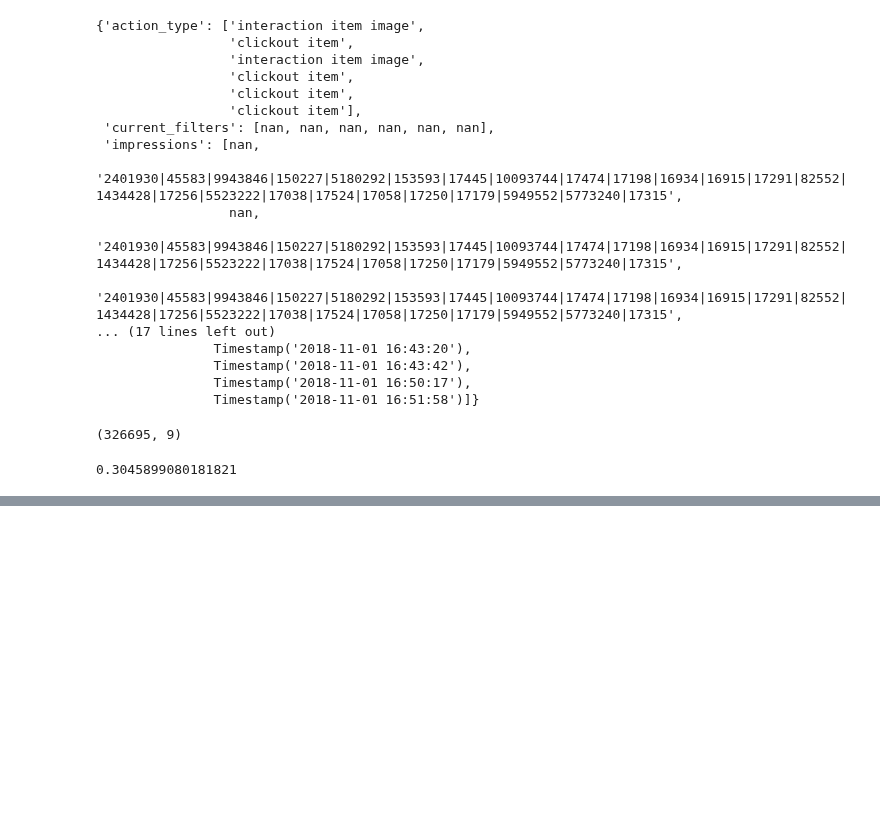
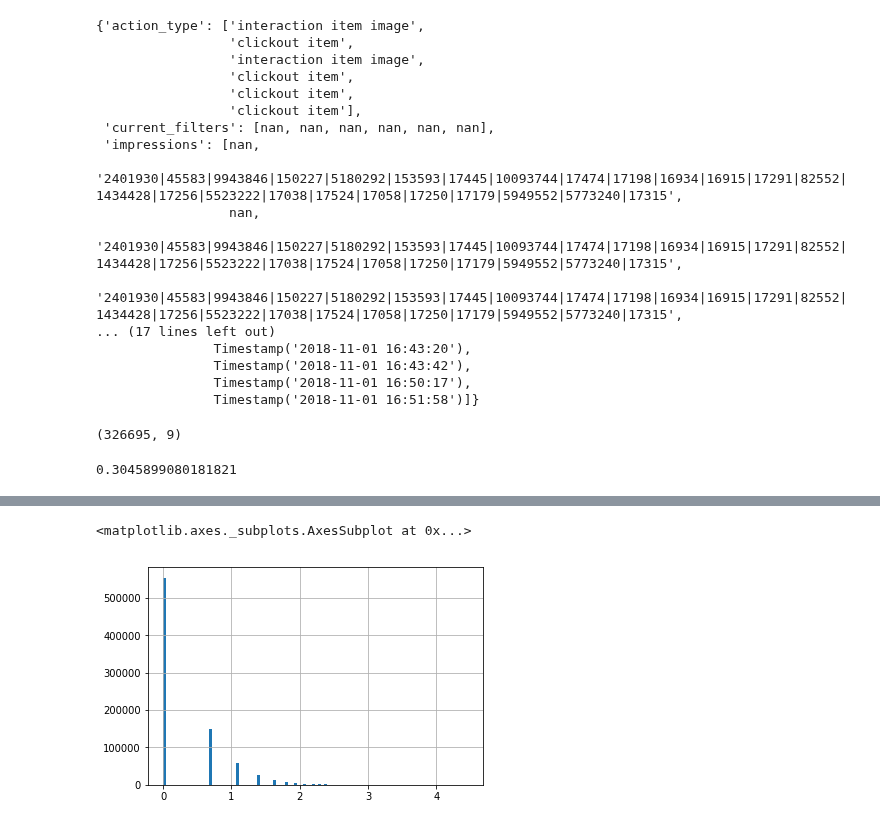
Before and after one commit to samshipengs/naps, a Jupyter notebook: playground.ipynb, the cells around one changed output, grey strips where cells are left out. Cells and saved outputs as stored; diff of their text form; code cells hidden in the pictures; blank space fills up the shorter version.

Commit message:
Now, planning to add in-session clickouts from both train and test set

```diff
--- a/playground.ipynb
+++ b/playground.ipynb
@@ -208,0 +232,2 @@ cv_enc['clicked'].hist(bins=100)
+# %%
+df = df.drop_duplicates(subset=[c for c in df.columns if c != 'step']).reset_index(drop=True)
@@ -208,0 +238,6 @@ cv_enc['clicked'].hist(bins=100)
+# %%
+%%time
+# filter away sessions do not have clickout
+def filter_away(df):
+    return (df.action_type=='clickout item').sum() > 0
+fids = df.groupby('session_id').apply(filter_away)
@@ -208,0 +247,2 @@ cv_enc['clicked'].hist(bins=100)
+# %%
+df_has = df[df.session_id.isin(fids[fids].index)]
@@ -208,0 +264,3 @@ cv_enc['clicked'].hist(bins=100)
+# %%
+# average number of clickout per session
+ctns = df_has[df_has.action_type=='clickout item'].groupby('session_id')['session_id'].size()
@@ -208,0 +293,5 @@ cv_enc['clicked'].hist(bins=100)
+# %%
+np.log(ctns).hist(bins=100)
+# %% [output]
+<matplotlib.axes._subplots.AxesSubplot at 0x...>
+[figure, added]
```
Also changed, not shown: parts of 19 cells of this notebook.
